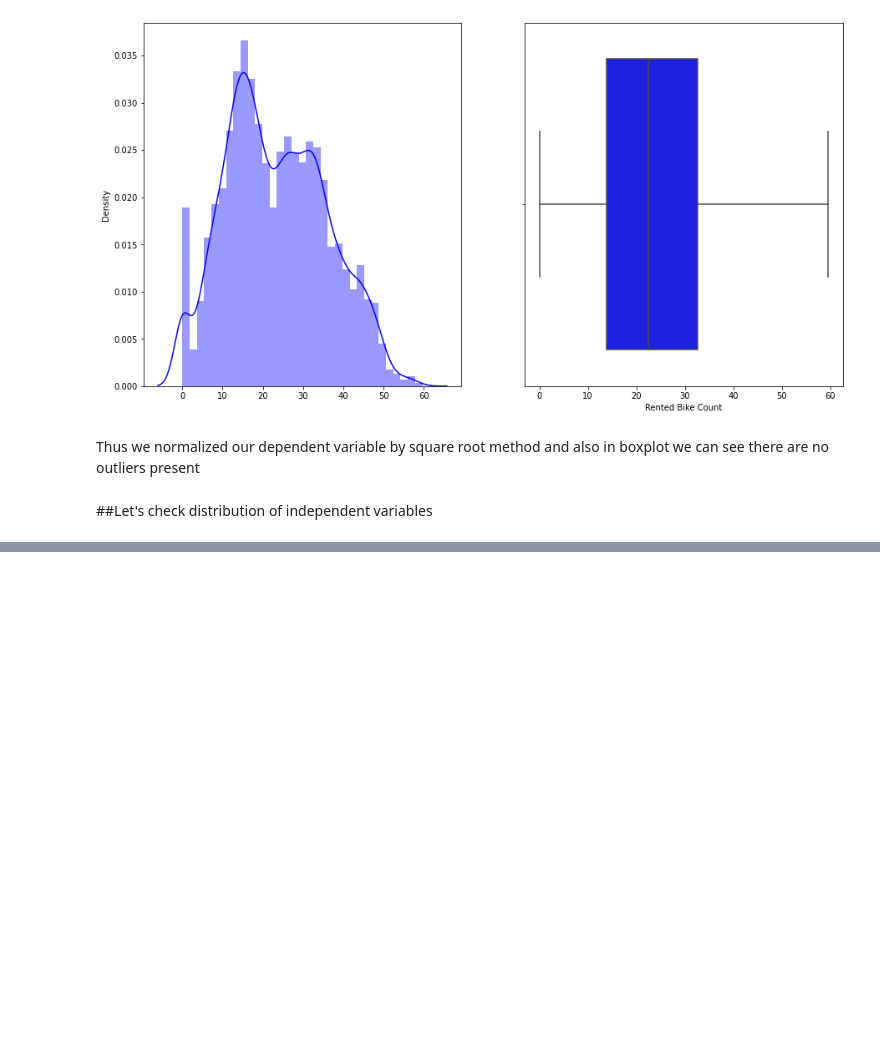
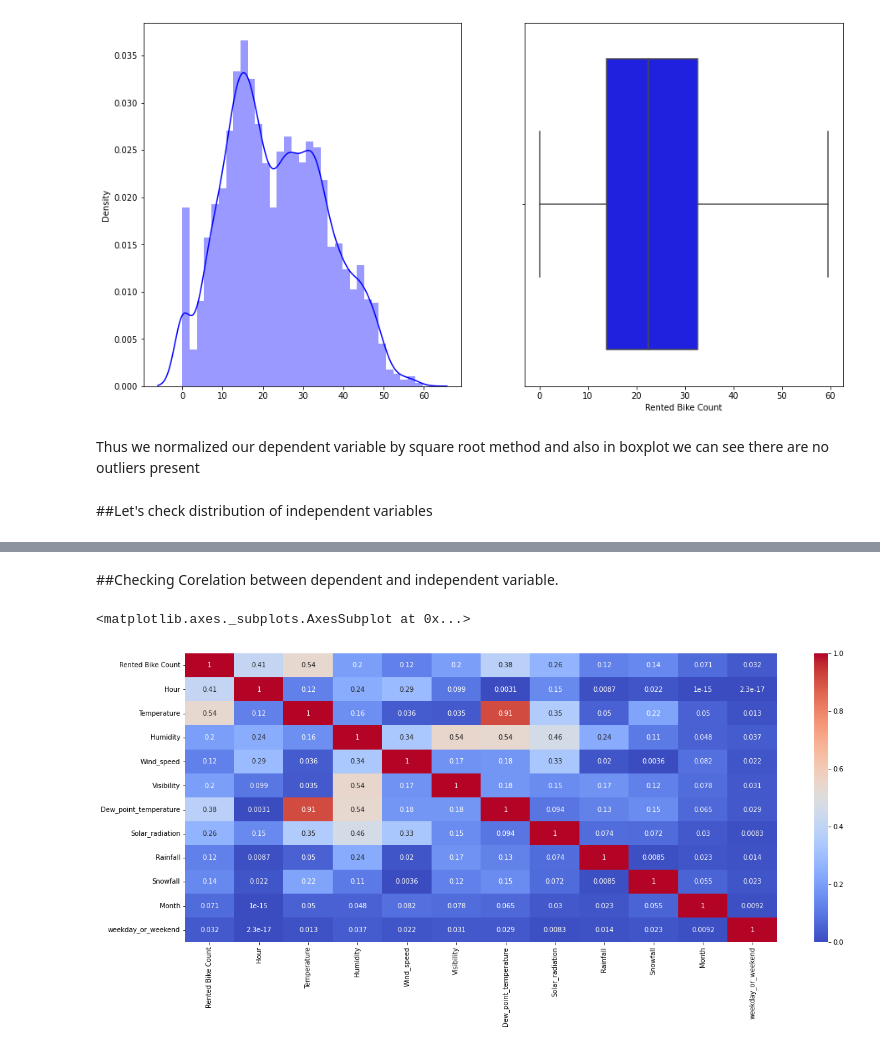
Before and after one commit to itsmimahi/Bike-Sharing-Demand-Prediction, a Jupyter notebook: copy_of_ml_capstone.ipynb, the cells around one changed output, grey strips where cells are left out. Saved outputs shown, nothing was run; the diff lists cells and outputs as text; code cells hidden in the pictures; blank space fills up the shorter version.

```diff
--- a/copy_of_ml_capstone.ipynb
+++ b/copy_of_ml_capstone.ipynb
@@ -392,0 +470,9 @@ plt.show()
+# %% [markdown]
+##Checking Corelation between dependent and independent variable.
+# %%
+plt.figure(figsize=(20,8))
+corr=bike_df.corr()
+sns.heatmap(data=abs(corr),annot=True,cmap='coolwarm')
+# %% [output]
+<matplotlib.axes._subplots.AxesSubplot at 0x...>
+[figure, added]
```
Also changed, not shown: parts of 101 cells of this notebook.
